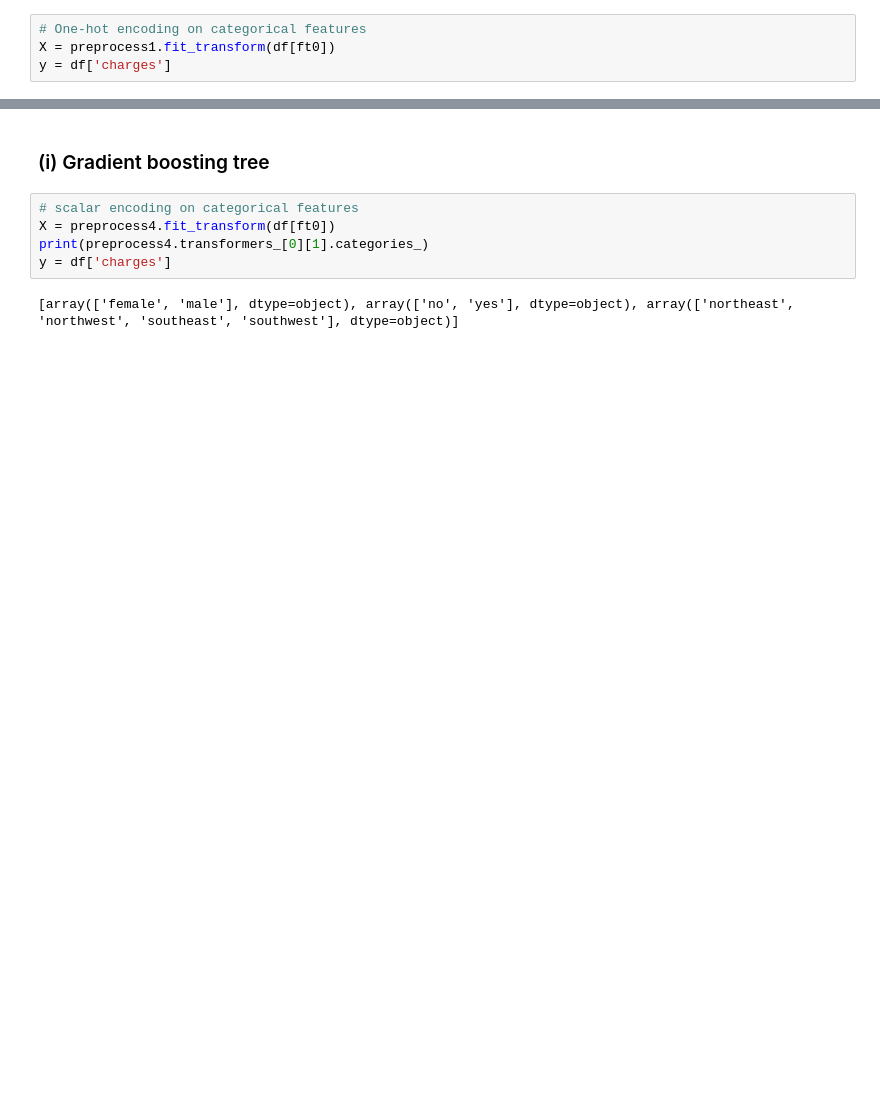
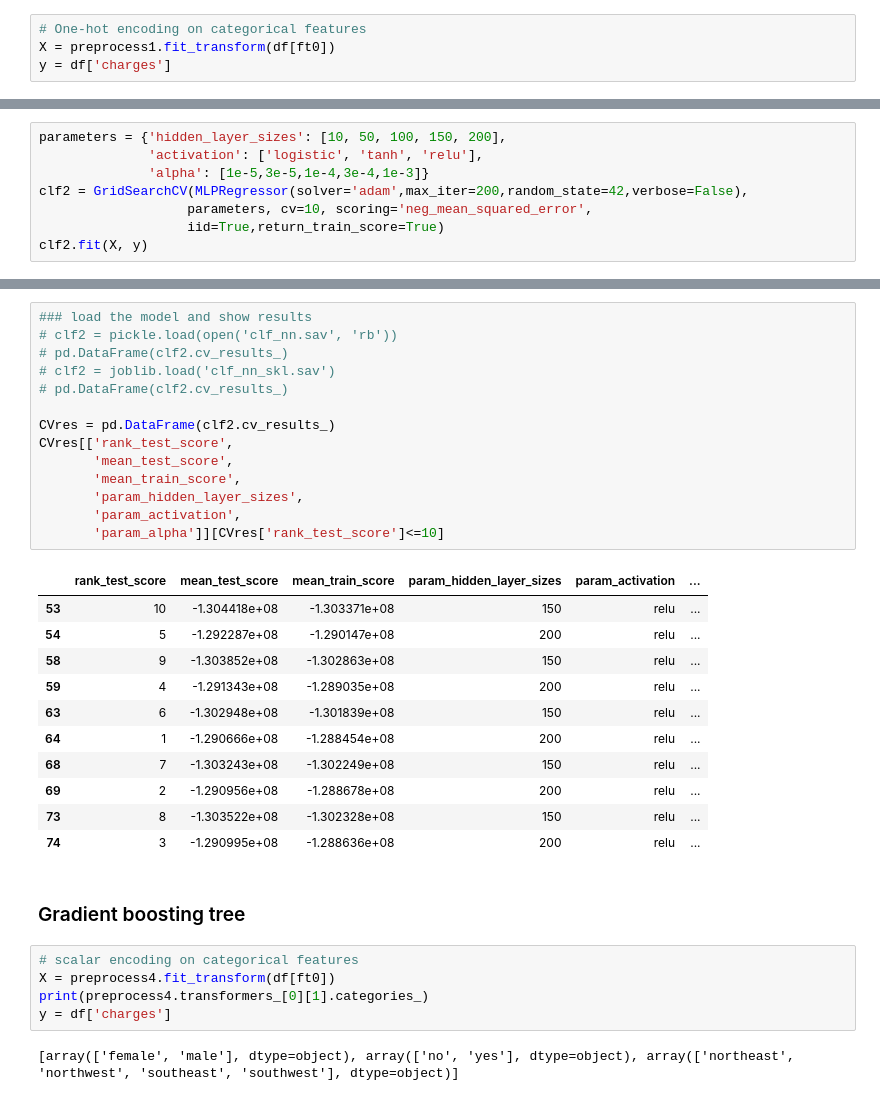
Before and after one commit to ruizhi92/ECE219-Large-Scale-Data-Mining, a Jupyter notebook: project4_regression/Project_4_Zeyu_dataset3.ipynb, the cells around one changed output, grey strips where cells are left out. Drawn from its saved outputs; the diff is of its cells as text; blank space fills up the shorter version.

```diff
--- a/project4_regression/Project_4_Zeyu_dataset3.ipynb
+++ b/project4_regression/Project_4_Zeyu_dataset3.ipynb
@@ -652,0 +517,8 @@ Iteration 200, loss = 68225888.48086073
+# %%
+parameters = {'hidden_layer_sizes': [10, 50, 100, 150, 200],
+              'activation': ['logistic', 'tanh', 'relu'],
+              'alpha': [1e-5,3e-5,1e-4,3e-4,1e-3]}
+clf2 = GridSearchCV(MLPRegressor(solver='adam',max_iter=200,random_state=42,verbose=False),
+                   parameters, cv=10, scoring='neg_mean_squared_error',
+                   iid=True,return_train_score=True)
+clf2.fit(X, y)
@@ -653,5 +538,31 @@ Iteration 200, loss = 68225888.48086073
+# %%
+### load the model and show results
+# clf2 = pickle.load(open('clf_nn.sav', 'rb'))
+# pd.DataFrame(clf2.cv_results_)
+# clf2 = joblib.load('clf_nn_skl.sav')
+# pd.DataFrame(clf2.cv_results_)
+
+CVres = pd.DataFrame(clf2.cv_results_)
+CVres[['rank_test_score',
+       'mean_test_score',
+       'mean_train_score',
+       'param_hidden_layer_sizes',
+       'param_activation',
+       'param_alpha']][CVres['rank_test_score']<=10]
+# %% [output]
+|  | rank_test_score | mean_test_score | mean_train_score | param_hidden_layer_sizes | param_activation | ... |
+| 53 | 10 | -1.304418e+08 | -1.303371e+08 | 150 | relu | ... |
+| 54 | 5 | -1.292287e+08 | -1.290147e+08 | 200 | relu | ... |
+| 58 | 9 | -1.303852e+08 | -1.302863e+08 | 150 | relu | ... |
+| 59 | 4 | -1.291343e+08 | -1.289035e+08 | 200 | relu | ... |
+| 63 | 6 | -1.302948e+08 | -1.301839e+08 | 150 | relu | ... |
+| 64 | 1 | -1.290666e+08 | -1.288454e+08 | 200 | relu | ... |
+| 68 | 7 | -1.303243e+08 | -1.302249e+08 | 150 | relu | ... |
+| 69 | 2 | -1.290956e+08 | -1.288678e+08 | 200 | relu | ... |
+| 73 | 8 | -1.303522e+08 | -1.302328e+08 | 150 | relu | ... |
+| 74 | 3 | -1.290995e+08 | -1.288636e+08 | 200 | relu | ... |
 # %% [markdown]
-### (i) Gradient boosting tree
+### Gradient boosting tree
 # %%
 # scalar encoding on categorical features
 X = preprocess4.fit_transform(df[ft0])
```
Also changed, not shown: parts of 19 cells of this notebook, 6 other files.
